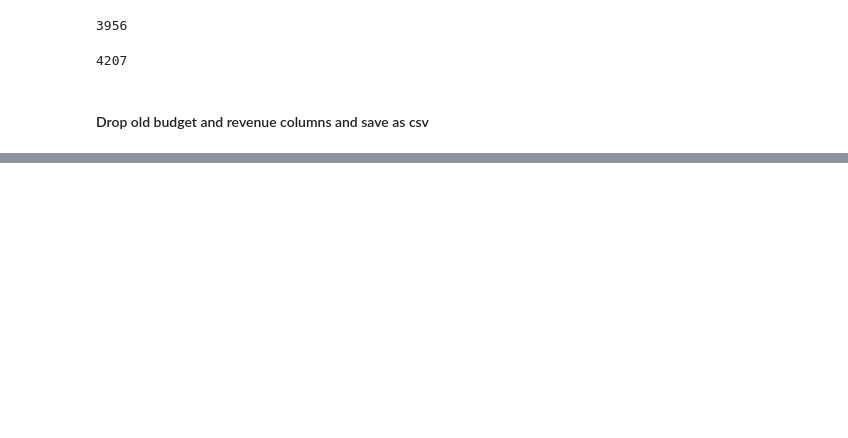
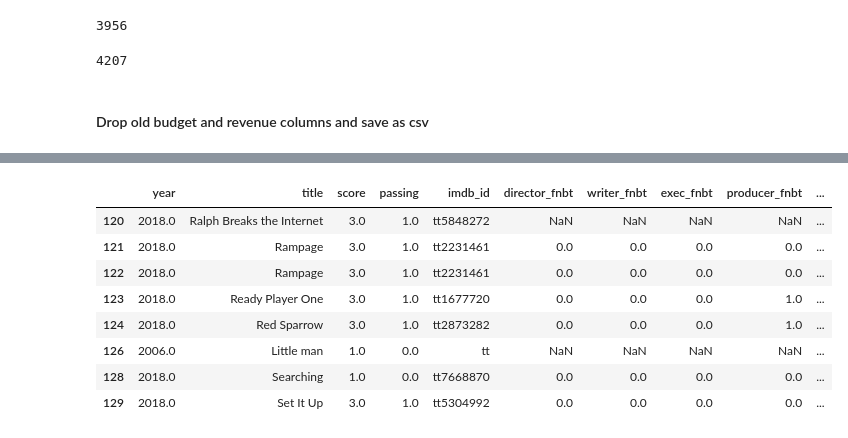
Before and after one commit to MagicMilly/women-in-film-analysis-dashboard, a Jupyter notebook: more_data_munging_useful.ipynb, the cells around one changed output, grey strips where cells are left out. Saved outputs shown, nothing was run; the diff lists cells and outputs as text; code cells hidden in the pictures; blank space fills up the shorter version.

```diff
--- a/more_data_munging_useful.ipynb
+++ b/more_data_munging_useful.ipynb
@@ -1918,0 +1958,3 @@ bechdel_df.to_csv('my_data/bechdel_with_api_info.csv', index=False)
+# %%
+# actual information for Roma
+roma_info = [2018.0, 'Roma', 3.0, 1.0, 'tt6155172', 0.0, 0.0, 0.0, 1.0, 1.0, 15000000, 4400000]
@@ -1918,0 +1977,17 @@ bechdel_df.to_csv('my_data/bechdel_with_api_info.csv', index=False)
+# %%
+# two Romas!
+bechdel_df.drop([127], axis=0, inplace=True)
+# %%
+bechdel_df.loc[125] = roma_info
+# %%
+bechdel_df[120:128]
+# %% [output]
+|  | year | title | score | passing | imdb_id | director_fnbt | writer_fnbt | exec_fnbt | producer_fnbt | ... |
+| 120 | 2018.0 | Ralph Breaks the Internet | 3.0 | 1.0 | tt5848272 | NaN | NaN | NaN | NaN | ... |
+| 121 | 2018.0 | Rampage | 3.0 | 1.0 | tt2231461 | 0.0 | 0.0 | 0.0 | 0.0 | ... |
+| 122 | 2018.0 | Rampage | 3.0 | 1.0 | tt2231461 | 0.0 | 0.0 | 0.0 | 0.0 | ... |
+| 123 | 2018.0 | Ready Player One | 3.0 | 1.0 | tt1677720 | 0.0 | 0.0 | 0.0 | 1.0 | ... |
+| 124 | 2018.0 | Red Sparrow | 3.0 | 1.0 | tt2873282 | 0.0 | 0.0 | 0.0 | 1.0 | ... |
+| 126 | 2006.0 | Little man | 1.0 | 0.0 | tt | NaN | NaN | NaN | NaN | ... |
+| 128 | 2018.0 | Searching | 1.0 | 0.0 | tt7668870 | 0.0 | 0.0 | 0.0 | 0.0 | ... |
+| 129 | 2018.0 | Set It Up | 3.0 | 1.0 | tt5304992 | 0.0 | 0.0 | 0.0 | 0.0 | ... |
```
Also changed, not shown: parts of 22 cells of this notebook.
